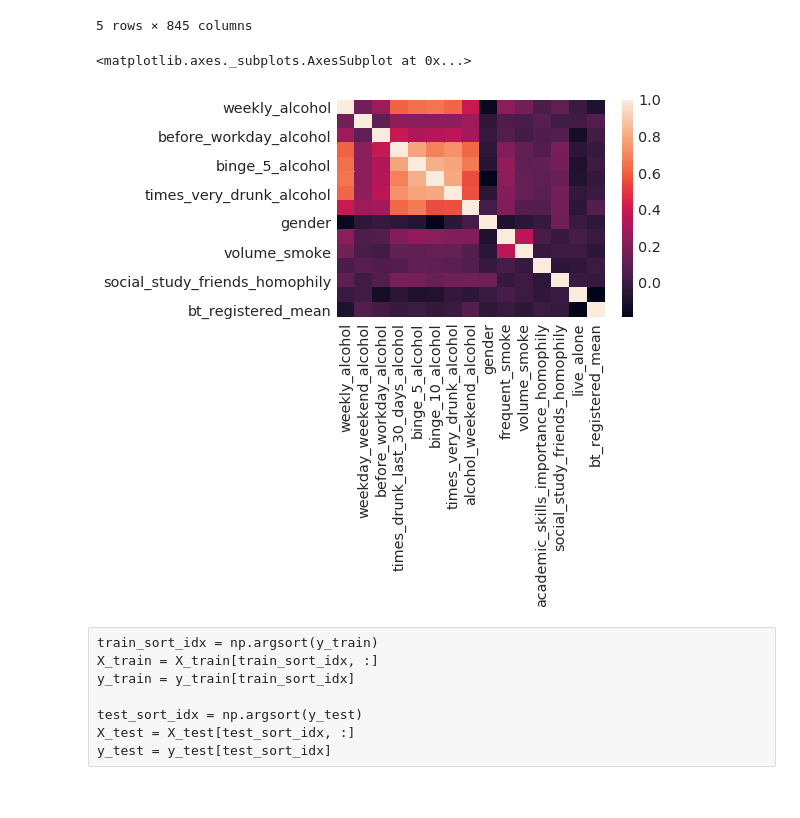
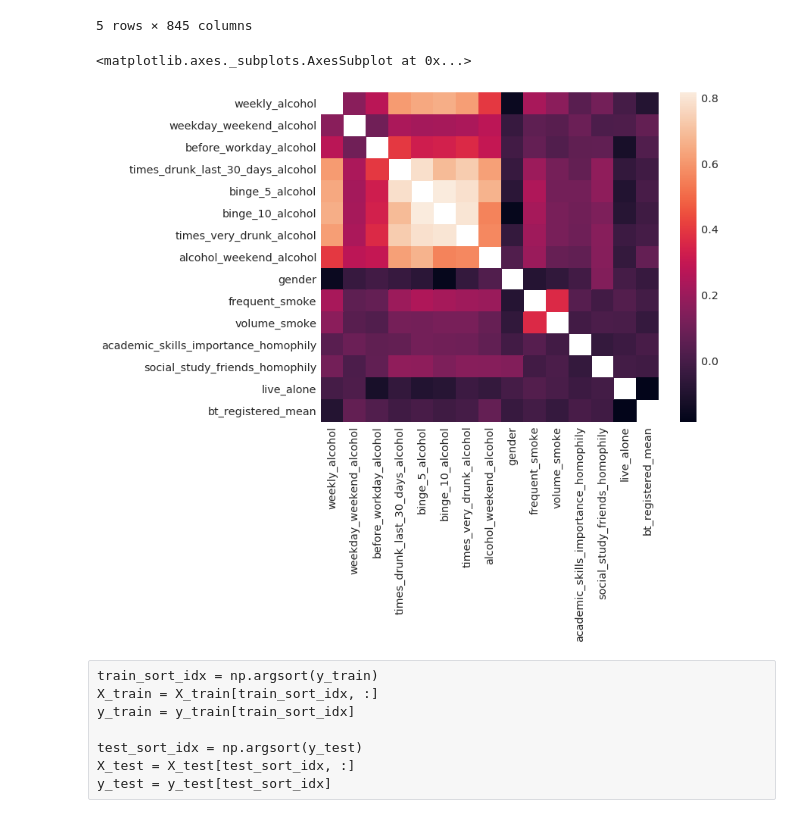
Before and after one commit to AllanLRH/master_thesis, a Jupyter notebook: morequestions/bluetooth_predictions.ipynb, the cells around one changed output. Cells and saved outputs as stored; diff of their text form; code cells hidden in the pictures.

```diff
--- a/morequestions/bluetooth_predictions.ipynb
+++ b/morequestions/bluetooth_predictions.ipynb
@@ -50,11 +50,15 @@ bddf.head()
 | 2013-12-13 | 80.0 | 0.0 | 16.0 | 176.0 | 0.0 | 0.0 | 112.0 | 0.0 | 0.0 | 64.0 | ... | ... |
 | 2013-12-14 | 80.0 | 0.0 | 16.0 | 176.0 | 0.0 | 0.0 | 112.0 | 0.0 | 0.0 | 64.0 | ... | ... |
 5 rows × 845 columns
-# %%
-sns.heatmap(fsdf.corr())
-# %% [output]
-<matplotlib.axes._subplots.AxesSubplot at 0x...>
-[figure, removed]
+# %%
+fig, ax = plt.subplots(figsize=(10, 8))
+fsdf_corr = fsdf.corr()
+fsdf_corr = fsdf_corr.replace(1.0, np.NaN)
+
+sns.heatmap(fsdf_corr)
+# %% [output]
+<matplotlib.axes._subplots.AxesSubplot at 0x...>
+[figure, added]
 # %%
 bt_registered_mean = fsdf.bt_registered_mean.values.copy()
 fs_no_gender = fsdf.drop([qf.bt_registered_mean, qf.gender], axis='columns').values.copy()
```
Also changed, not shown: parts of 12 cells of this notebook, 3 other files.
